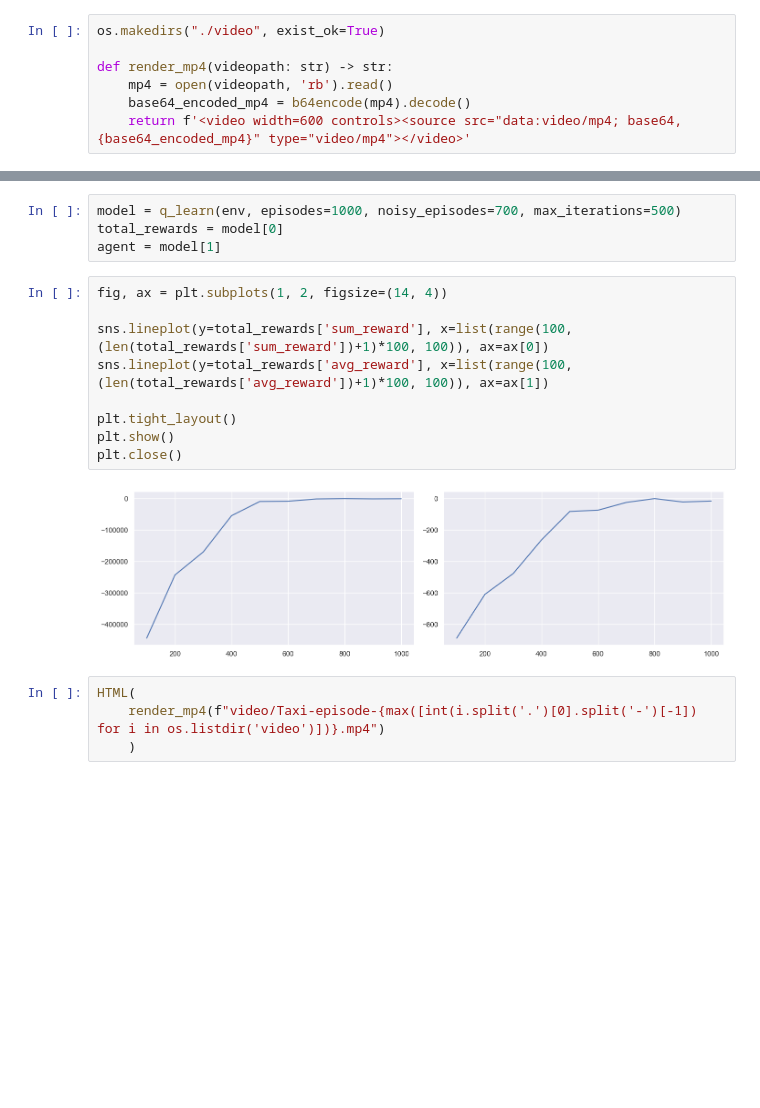
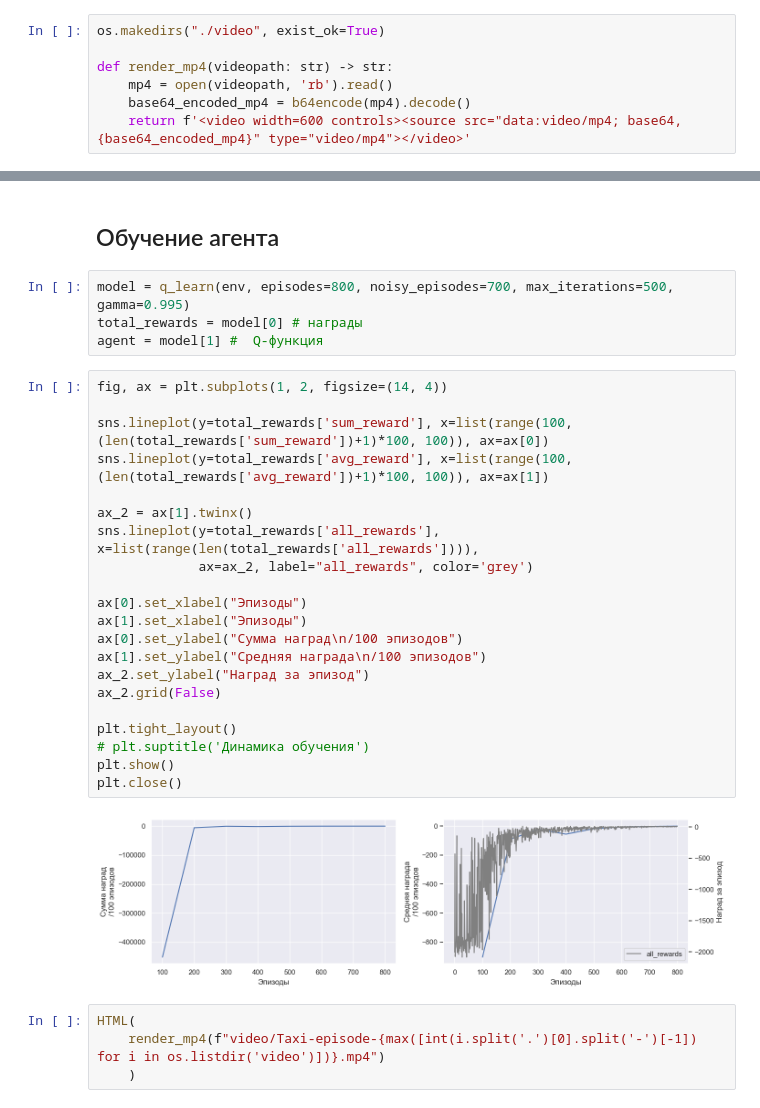
Before and after one commit to eilyich/OtusHomework1, a Jupyter notebook: homework.ipynb, the cells around one changed output, grey strips where cells are left out. Drawn from its saved outputs; the diff is of its cells as text; blank space fills up the shorter version.

```diff
--- a/homework.ipynb
+++ b/homework.ipynb
@@ -86,20 +124,34 @@ def q_learn(env, episodes, noisy_episodes, max_iterations, gamma=0.99, alpha=0.0
 
     return total_reward, Q
+# %% [markdown]
+## Обучение агента
 # %%
-model = q_learn(env, episodes=1000, noisy_episodes=700, max_iterations=500)
-total_rewards = model[0]
-agent = model[1]
+model = q_learn(env, episodes=800, noisy_episodes=700, max_iterations=500, gamma=0.995)
+total_rewards = model[0] # награды
+agent = model[1] #  Q-функция
 # %%
 fig, ax = plt.subplots(1, 2, figsize=(14, 4))
 
 sns.lineplot(y=total_rewards['sum_reward'], x=list(range(100, (len(total_rewards['sum_reward'])+1)*100, 100)), ax=ax[0])
 sns.lineplot(y=total_rewards['avg_reward'], x=list(range(100, (len(total_rewards['avg_reward'])+1)*100, 100)), ax=ax[1])
 
+ax_2 = ax[1].twinx()
+sns.lineplot(y=total_rewards['all_rewards'], x=list(range(len(total_rewards['all_rewards']))),
+             ax=ax_2, label="all_rewards", color='grey')
+
+ax[0].set_xlabel("Эпизоды")
+ax[1].set_xlabel("Эпизоды")
+ax[0].set_ylabel("Сумма наград\n/100 эпизодов")
+ax[1].set_ylabel("Средняя награда\n/100 эпизодов")
+ax_2.set_ylabel("Наград за эпизод")
+ax_2.grid(False)
+
 plt.tight_layout()
+# plt.suptitle('Динамика обучения')
 plt.show()
 plt.close()
 # %% [output]
-[figure, old version]
+[figure, new version]
 # %%
 HTML(
     render_mp4(f"video/Taxi-episode-{max([int(i.split('.')[0].split('-')[-1]) for i in os.listdir('video')])}.mp4")
```
Also changed, not shown: parts of 11 cells of this notebook.
